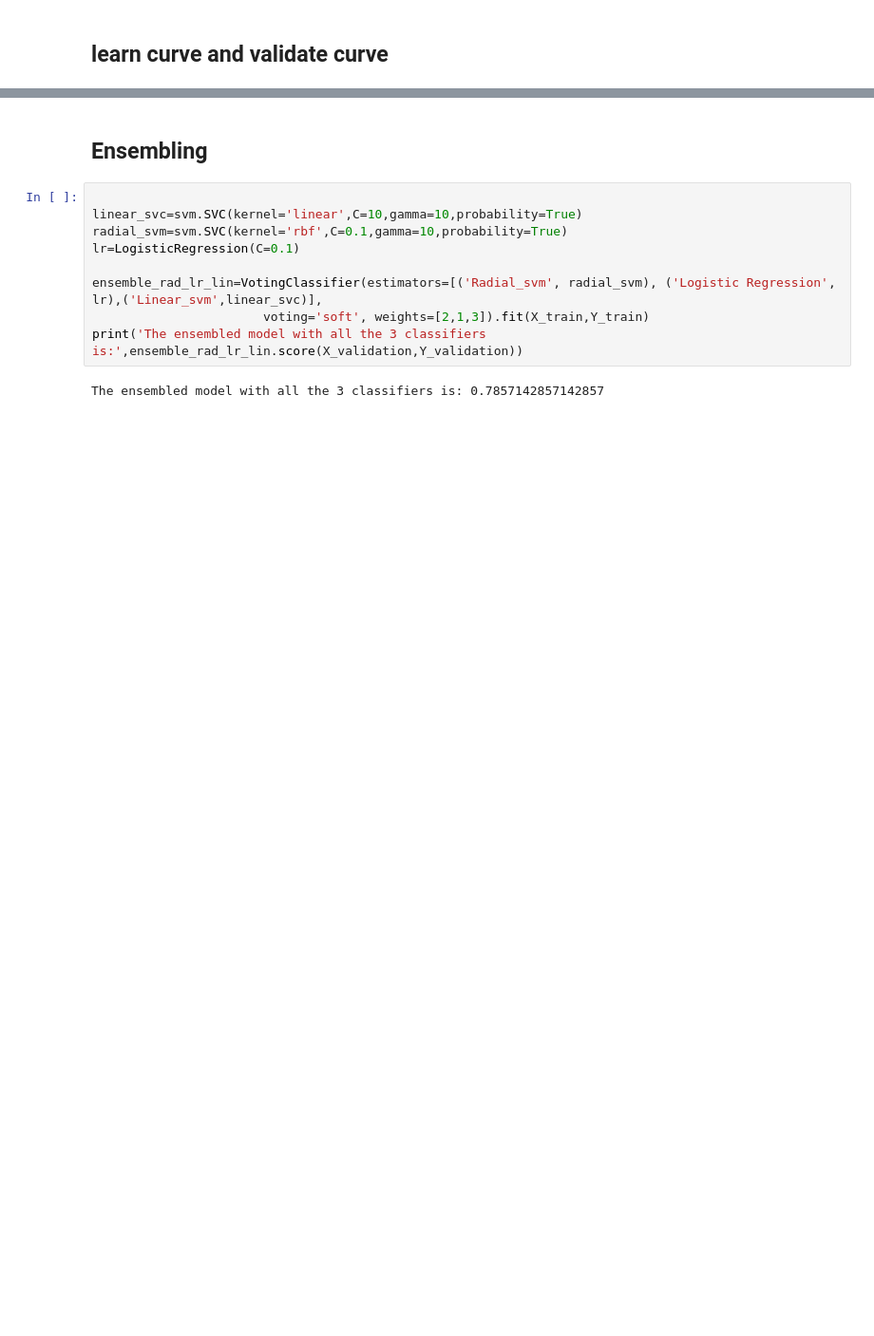
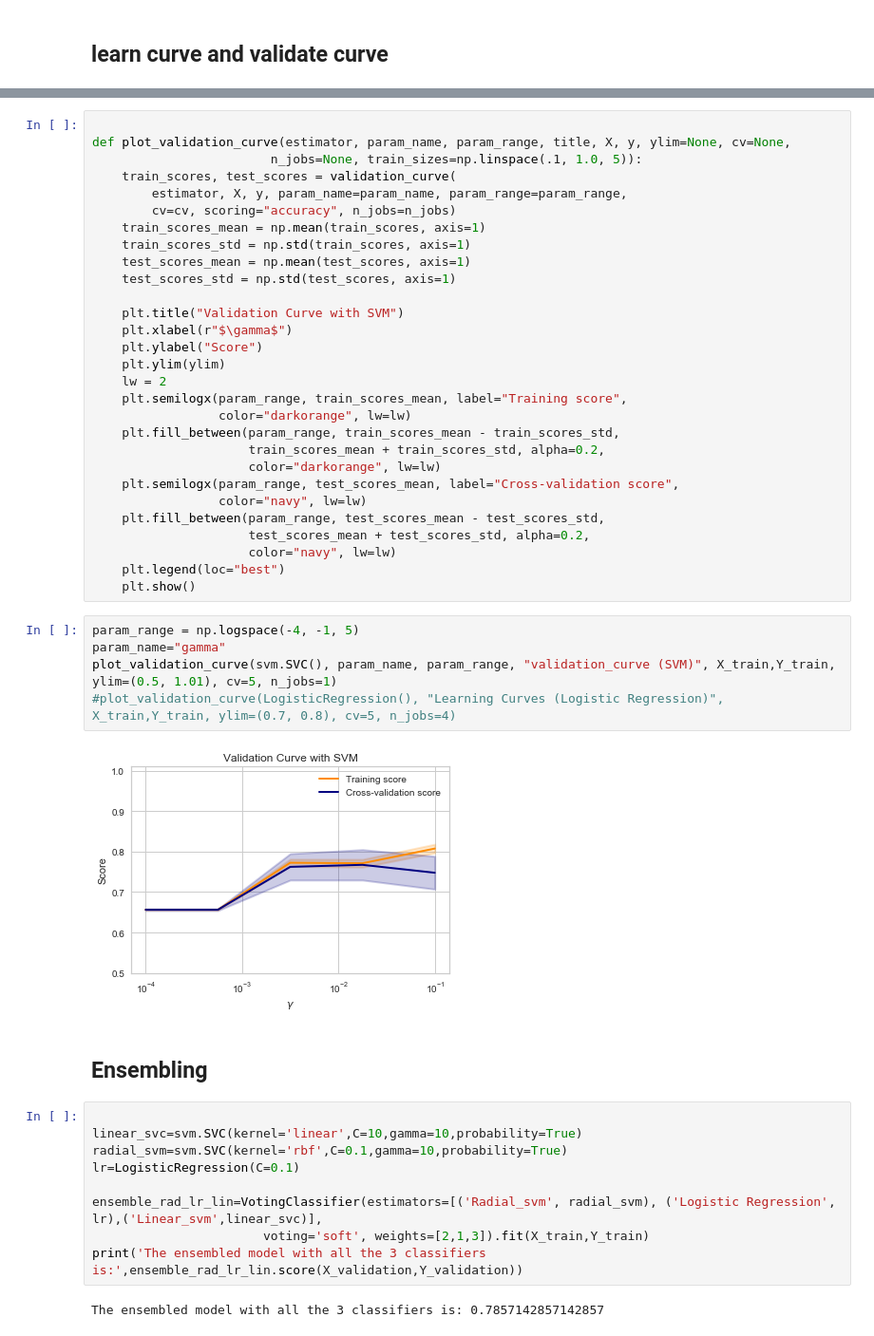
Before and after one commit to tedyyan/MUMMachineLearning, a Jupyter notebook: firstProject/diabetes_svm_lr.ipynb, the cells around one changed output, grey strips where cells are left out. Shown at 95% size. Drawn from its saved outputs; the diff is of its cells as text; blank space fills up the shorter version.

```diff
--- a/firstProject/diabetes_svm_lr.ipynb
+++ b/firstProject/diabetes_svm_lr.ipynb
@@ -164,3 +169,39 @@ plt.show()
+# %%
+
+def plot_validation_curve(estimator, param_name, param_range, title, X, y, ylim=None, cv=None,
+                        n_jobs=None, train_sizes=np.linspace(.1, 1.0, 5)):
+    train_scores, test_scores = validation_curve(
+        estimator, X, y, param_name=param_name, param_range=param_range,
+        cv=cv, scoring="accuracy", n_jobs=n_jobs)
+    train_scores_mean = np.mean(train_scores, axis=1)
+    train_scores_std = np.std(train_scores, axis=1)
+    test_scores_mean = np.mean(test_scores, axis=1)
+    test_scores_std = np.std(test_scores, axis=1)
+
+    plt.title("Validation Curve with SVM")
+    plt.xlabel(r"$\gamma$")
+    plt.ylabel("Score")
+    plt.ylim(ylim)
+    lw = 2
+    plt.semilogx(param_range, train_scores_mean, label="Training score",
+                 color="darkorange", lw=lw)
+    plt.fill_between(param_range, train_scores_mean - train_scores_std,
+                     train_scores_mean + train_scores_std, alpha=0.2,
+                     color="darkorange", lw=lw)
+    plt.semilogx(param_range, test_scores_mean, label="Cross-validation score",
+                 color="navy", lw=lw)
+    plt.fill_between(param_range, test_scores_mean - test_scores_std,
+                     test_scores_mean + test_scores_std, alpha=0.2,
+                     color="navy", lw=lw)
+    plt.legend(loc="best")
+    plt.show()
+# %%
+param_range = np.logspace(-4, -1, 5)
+param_name="gamma"
+plot_validation_curve(svm.SVC(), param_name, param_range, "validation_curve (SVM)", X_train,Y_train, ylim=(0.5, 1.01), cv=5, n_jobs=1)
+#plot_validation_curve(LogisticRegression(), "Learning Curves (Logistic Regression)", X_train,Y_train, ylim=(0.7, 0.8), cv=5, n_jobs=4)
+# %% [output]
+[figure, added]
 # %% [markdown]
 ## Ensembling
 # %%
```
Also changed, not shown: parts of 4 cells of this notebook.
